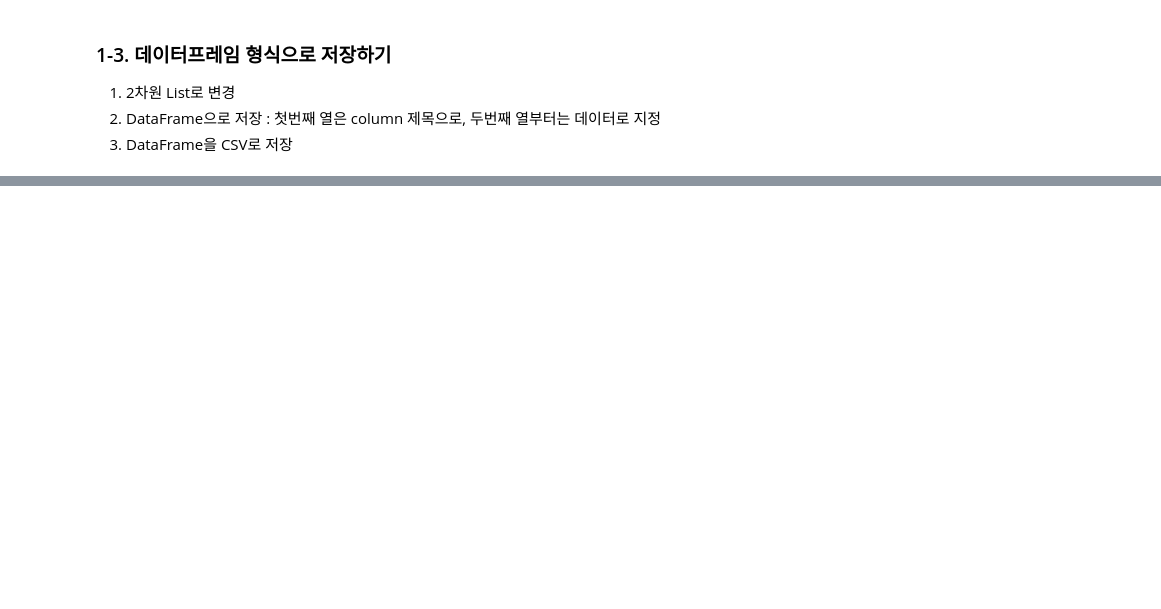
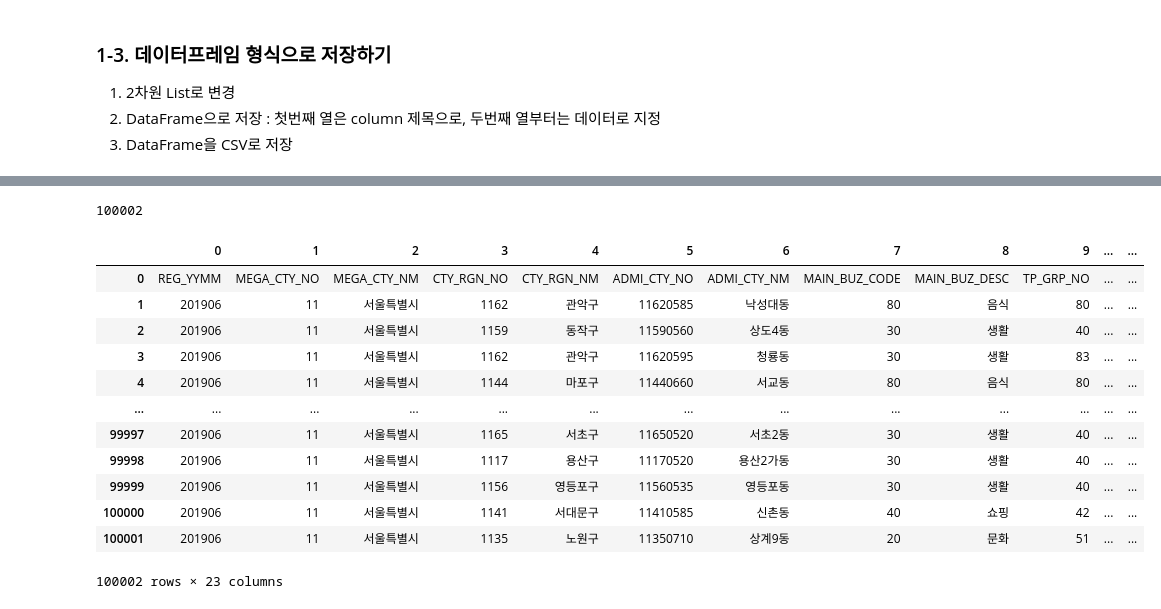
Before and after one commit to water4360/Basic-Python, a Jupyter notebook: DA_Lib/da_practice_2023-08-29/Day2_실습_3_카드소비 데이터 전처리.ipynb, the cells around one changed output, grey strips where cells are left out. Saved outputs shown, nothing was run; the diff lists cells and outputs as text; code cells hidden in the pictures; blank space fills up the shorter version.

```diff
--- a/DA_Lib/da_practice_2023-08-29/Day2_실습_3_카드소비 데이터 전처리.ipynb
+++ b/DA_Lib/da_practice_2023-08-29/Day2_실습_3_카드소비 데이터 전처리.ipynb
@@ -49,3 +86,8 @@ myDict = {"name": "John", "country": "Norway"}
 mySeparator = "****"
 # %% [markdown]
 * 22번쨰 컬럼에 해당하는 데이터를 분리하고 \t 추가 (몇 개 데이터로 결과 확인)
+# %%
+# split_data[44], split_data[23]
+for i in range(22, len(split_data), 22):
+    if split_data[i].find("201906") > 0:
+        split_data[i] = f'{split_data[i][:-6]}\t201906'
@@ -52,2 +98,5 @@ mySeparator = "****"
 # %% [markdown]
 * List 데이터를 \t로 join하여 하나의 string으로 만들기 (25개 데이터로 결과 확인)
+# %%
+joined_split_data = '\t'.join(split_data)
+joined_split_data[0:25]
@@ -54,2 +105,5 @@ mySeparator = "****"
 # %% [markdown]
 * string을 다시 \t를 기준으로 split하기
+# %%
+new_split_data = joined_split_data.split('\t')
+new_split_data[22], new_split_data[44]
@@ -58,3 +118,11 @@ mySeparator = "****"
   1. 2차원 List로 변경
   1. DataFrame으로 저장 : 첫번째 열은 column 제목으로, 두번째 열부터는 데이터로 지정
   1. DataFrame을 CSV로 저장
+# %%
+#2차원 List로 변경.
+# data = pd.DataFrame(new_split_data)
+# data
+# new_split_data[0:23]
+new_list = [new_split_data[i:i+23] for i in range(0,len(new_split_data), 23)]
+# [new_split_data[i:i+23] for i in range(0,100, 23)] #확인용
+new_list
@@ -60,0 +147,22 @@ mySeparator = "****"
+# %%
+len(new_list)
+# %% [output]
+100002
+# %%
+import pandas as pd
+df_data = pd.DataFrame(new_list)
+df_data
+# %% [output]
+|  | 0 | 1 | 2 | 3 | 4 | 5 | 6 | 7 | 8 | 9 | ... | ... |
+| 0 | REG_YYMM | MEGA_CTY_NO | MEGA_CTY_NM | CTY_RGN_NO | CTY_RGN_NM | ADMI_CTY_NO | ADMI_CTY_NM | MAIN_BUZ_CODE | MAIN_BUZ_DESC | TP_GRP_NO | ... | ... |
+| 1 | 201906 | 11 | 서울특별시 | 1162 | 관악구 | 11620585 | 낙성대동 | 80 | 음식 | 80 | ... | ... |
+| 2 | 201906 | 11 | 서울특별시 | 1159 | 동작구 | 11590560 | 상도4동 | 30 | 생활 | 40 | ... | ... |
+| 3 | 201906 | 11 | 서울특별시 | 1162 | 관악구 | 11620595 | 청룡동 | 30 | 생활 | 83 | ... | ... |
+| 4 | 201906 | 11 | 서울특별시 | 1144 | 마포구 | 11440660 | 서교동 | 80 | 음식 | 80 | ... | ... |
+| ... | ... | ... | ... | ... | ... | ... | ... | ... | ... | ... | ... | ... |
+| 99997 | 201906 | 11 | 서울특별시 | 1165 | 서초구 | 11650520 | 서초2동 | 30 | 생활 | 40 | ... | ... |
+| 99998 | 201906 | 11 | 서울특별시 | 1117 | 용산구 | 11170520 | 용산2가동 | 30 | 생활 | 40 | ... | ... |
+| 99999 | 201906 | 11 | 서울특별시 | 1156 | 영등포구 | 11560535 | 영등포동 | 30 | 생활 | 40 | ... | ... |
+| 100000 | 201906 | 11 | 서울특별시 | 1141 | 서대문구 | 11410585 | 신촌동 | 40 | 쇼핑 | 42 | ... | ... |
+| 100001 | 201906 | 11 | 서울특별시 | 1135 | 노원구 | 11350710 | 상계9동 | 20 | 문화 | 51 | ... | ... |
+100002 rows × 23 columns
```
Also changed, not shown: parts of 12 cells of this notebook, 4 other files.
